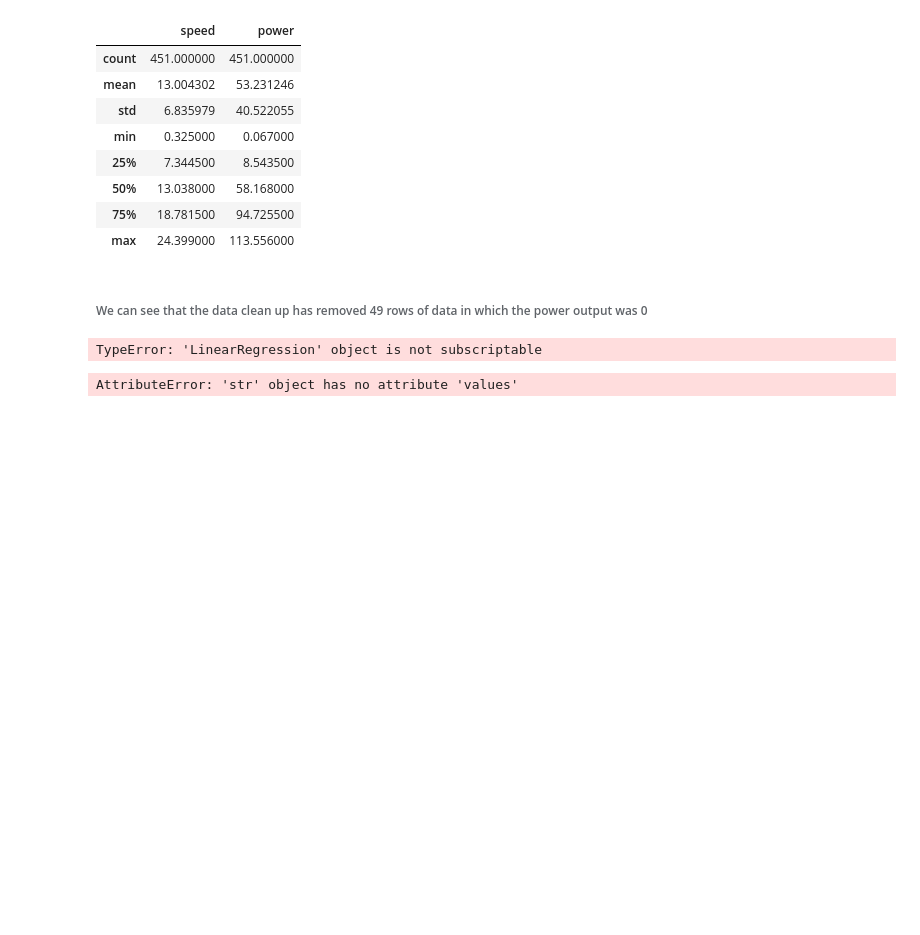
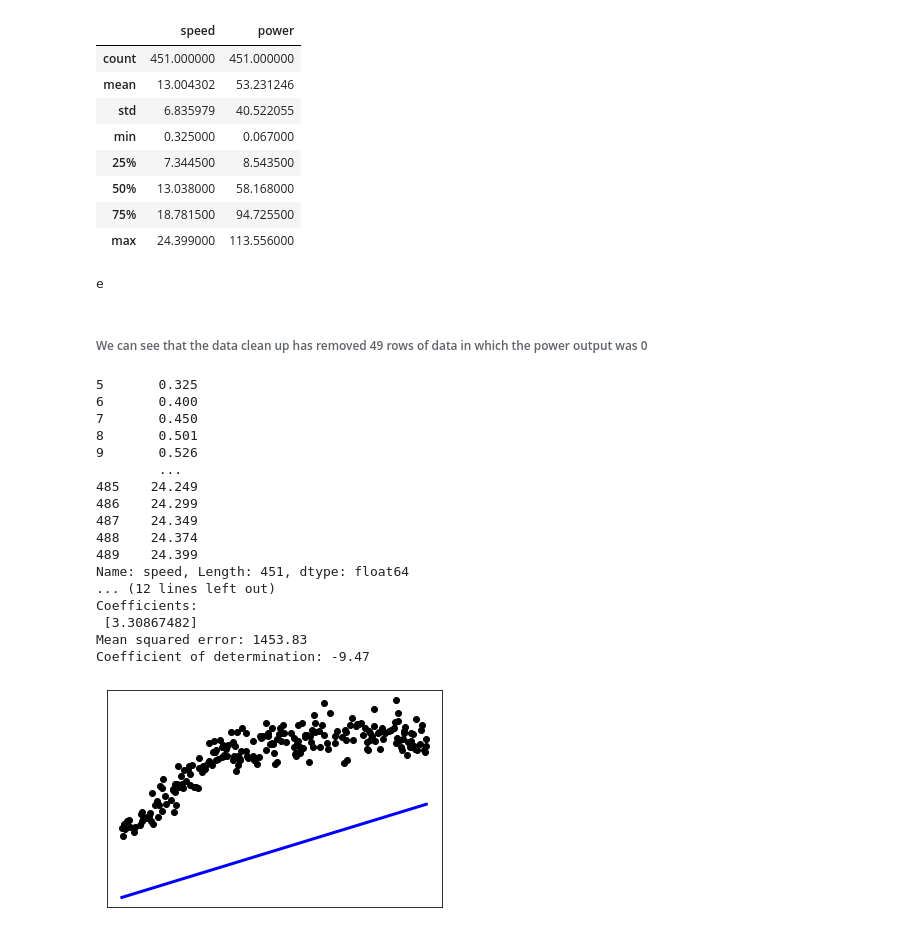
Before and after one commit to Jonathangmit/powerproduction, a Jupyter notebook: power production project.ipynb, the cells around one changed output. Drawn from its saved outputs; the diff is of its cells as text; code cells hidden in the pictures; blank space fills up the shorter version.

Commit message:
some progress got regression tools reading data, output requires correction

```diff
--- a/power production project.ipynb
+++ b/power production project.ipynb
@@ -104,6 +119,10 @@ df
 | 50% | 13.038000 | 58.168000 |
 | 75% | 18.781500 | 94.725500 |
 | max | 24.399000 | 113.556000 |
+# %%
+print(x[])
+# %% [output]
+e
 # %% [markdown]
 ###### We can see that the data clean up has removed 49 rows of data in which the power output was 0
 # %%
@@ -112,48 +131,67 @@ import numpy as np
 from sklearn import datasets, linear_model
 from sklearn.metrics import mean_squared_error, r2_score
 
-
-
+x = df.loc[:,"speed"]
+y = df.loc[:,"power"]
+print(x)
+print(y)
 
 # Use only one feature
-x = x[:, np.newaxis, 2]
+x = x[:, np.newaxis]
 
 # Split the data into training/testing sets
-df_X_train = x[:-20]
-df_X_test = x[-20:]
+df_X_train = x[:-226]
+df_X_test = x[-225:]
 
 # Split the targets into training/testing sets
-df_y_train = y[:-20]
-df_y_test = y[-20:]
+df_y_train = y[:-226]
+df_y_test = y[-225:]
 
 # Create linear regression object
 regr = linear_model.LinearRegression()
 
 # Train the model using the training sets
 regr.fit(df_X_train, df_y_train)
 
 # Make predictions using the testing set
 df_y_pred = regr.predict(df_X_test)
 
 # The coefficients
 print('Coefficients: \n', regr.coef_)
 # The mean squared error
 print('Mean squared error: %.2f'
       % mean_squared_error(df_y_test, df_y_pred))
 # The coefficient of determination: 1 is perfect prediction
 print('Coefficient of determination: %.2f'
       % r2_score(df_y_test, df_y_pred))
 
 # Plot outputs
 plt.scatter(df_X_test, df_y_test,  color='black')
 plt.plot(df_X_test, df_y_pred, color='blue', linewidth=3)
 
 plt.xticks(())
 plt.yticks(())
 
 plt.show()
 # %% [output]
-TypeError: 'LinearRegression' object is not subscriptable
+5       0.325
+6       0.400
+7       0.450
+8       0.501
+9       0.526
+        ...
+485    24.249
+486    24.299
+487    24.349
+488    24.374
+489    24.399
+Name: speed, Length: 451, dtype: float64
+... (12 lines left out)
+Coefficients:
+ [3.30867482]
+Mean squared error: 1453.83
+Coefficient of determination: -9.47
+[figure, added]
 # %%
 import pandas as pd
 import numpy as np
@@ -161,11 +199,7 @@ import scipy.stats
 from sklearn import linear_model
 from sklearn.metrics import r2_score
 
-
 lr = linear_model.LinearRegression()
-x = 'speed'
-y = 'power'
 X = x.values.reshape(-1,1)
 sklearn_model = lr.fit(X,y)
+plt.show()
-# %% [output]
-AttributeError: 'str' object has no attribute 'values'
```
Also changed, not shown: parts of 3 cells of this notebook.
